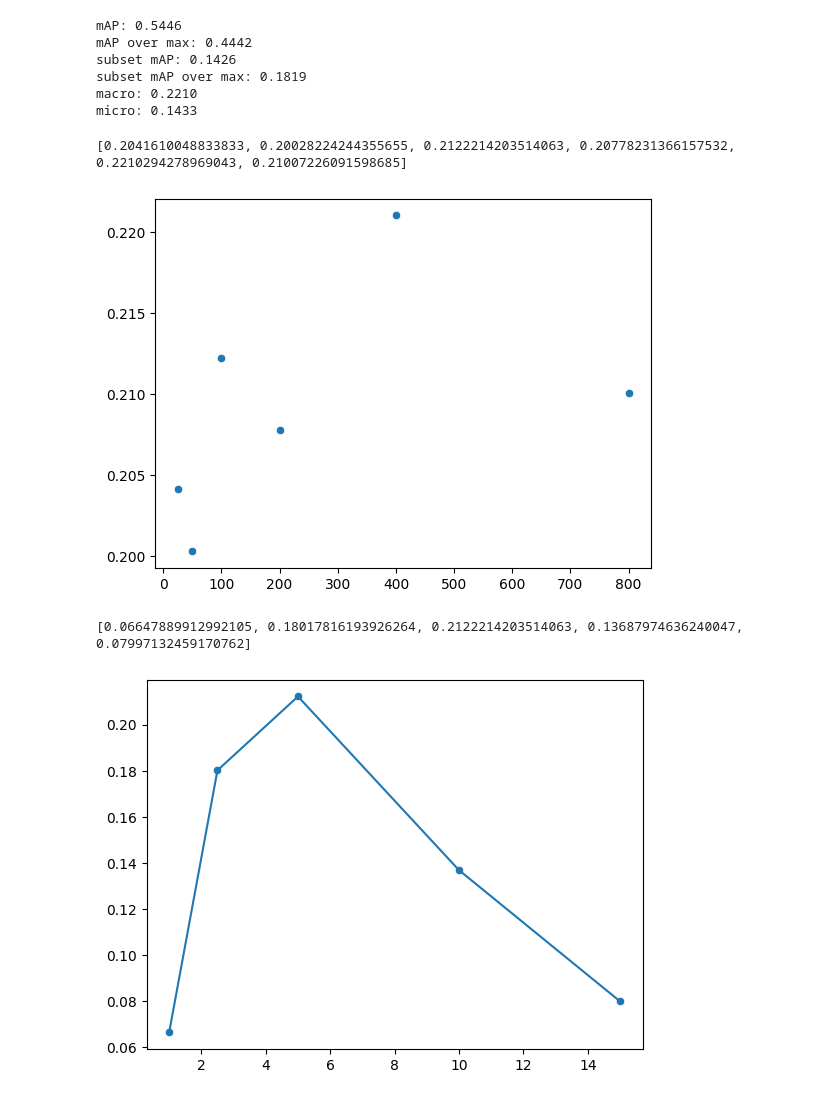
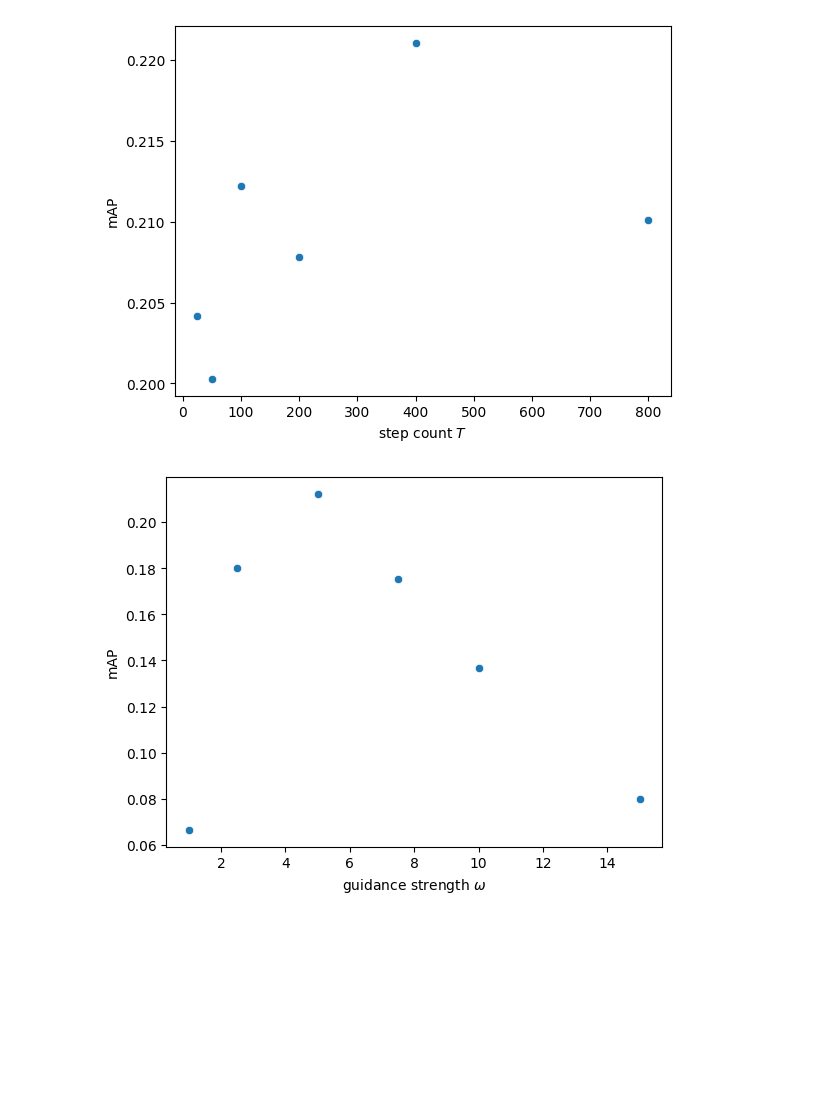
Before and after one commit to Max-Wurthmann/audiodiffusion, a Jupyter notebook: src/cds_birdnet_eval.ipynb, the cells around one changed output. Drawn from its saved outputs; the diff is of its cells as text; code cells hidden in the pictures; blank space fills up the shorter version.

```diff
--- a/src/cds_birdnet_eval.ipynb
+++ b/src/cds_birdnet_eval.ipynb
@@ -171,31 +108,31 @@ sklearn micro ap: 0.1342
-# %%
-df2 = df.groupby(by=['detected_sci_name', 'file', 'sci_name'], as_index=False).max()
-
-print(f"mAP: {mean_ap(df):.4f}")
-print(f"mAP over max: {mean_ap(df2):.4f}")
-print(f"subset mAP: {mean_ap_subset(df):.4f}")
-print(f"subset mAP over max: {mean_ap_subset(df2):.4f}")
-print(f"macro: {get_macro_ap(df):.4f}") # == macro over max
-print(f"micro: {average_precision_score(**prepare_for_sklearn(df), average='micro'):.4f}") # == micro over max
-# %% [output]
-mAP: 0.5446
-mAP over max: 0.4442
-subset mAP: 0.1426
-subset mAP over max: 0.1819
-macro: 0.2210
-micro: 0.1433
 # %%
 exp_dir = "/data/tests/analysed"
 steps = [25, 50, 100, 200, 400, 800]
-macro_ap_steps = []
+mean_ap_steps = []
 for step in tqdm(steps):
     df = pd.read_csv(os.path.join(exp_dir, f"steps{step}_scale5_v3.csv"))
-    macro = get_macro_ap(df)
-    macro_ap_steps.append(macro)
+    mean_ap = get_mean_ap(df)
+    mean_ap_steps.append(mean_ap)
+
+scales = [1, 2.5, 5, 7.5, 10, 15]
+mean_ap_scale = []
+for scale in tqdm(scales):
+    scale_str = str(scale).replace(".", ",")
+    df = pd.read_csv(os.path.join(exp_dir, f"steps100_scale{scale_str}_v3.csv"))
+    mean_ap = get_mean_ap(df)
+    mean_ap_scale.append(mean_ap)
 # %%
-print(macro_ap_steps)
-ax = sns.scatterplot(x=steps, y=macro_ap_steps)
+ax = sns.scatterplot(x=steps, y=mean_ap_steps)
+plt.ylabel("mAP")
+plt.xlabel("step count $T$")
+plt.savefig("/data/plots/step_test.svg")
 plt.show()
+
+sns.scatterplot(x=scales, y=mean_ap_scale)
+plt.ylabel("mAP")
+plt.xlabel("guidance strength $\omega$")
+plt.savefig("/data/plots/scale_test.svg")
+plt.show()
 # %% [output]
-[0.2041610048833833, 0.20028224244355655, 0.2122214203514063, 0.20778231366157532, 0.2210294278969043, 0.21007226091598685]
-[figure, old version]
+[figure, new version]
+[figure, added]
@@ -211,11 +139,3 @@ for scale in tqdm(scales):
-# %%
-print(macro_ap_scale)
-sns.scatterplot(x=scales, y=macro_ap_scale)
-sns.lineplot(x=scales, y=macro_ap_scale)
-plt.show()
-# %% [output]
-[0.06647889912992105, 0.18017816193926264, 0.2122214203514063, 0.13687974636240047, 0.07997132459170762]
-[figure, removed]
 # %%
 data_dir = "/data/tests/generated"
 step_exp = [
```
Also changed, not shown: parts of 5 cells of this notebook, 8 other files.
